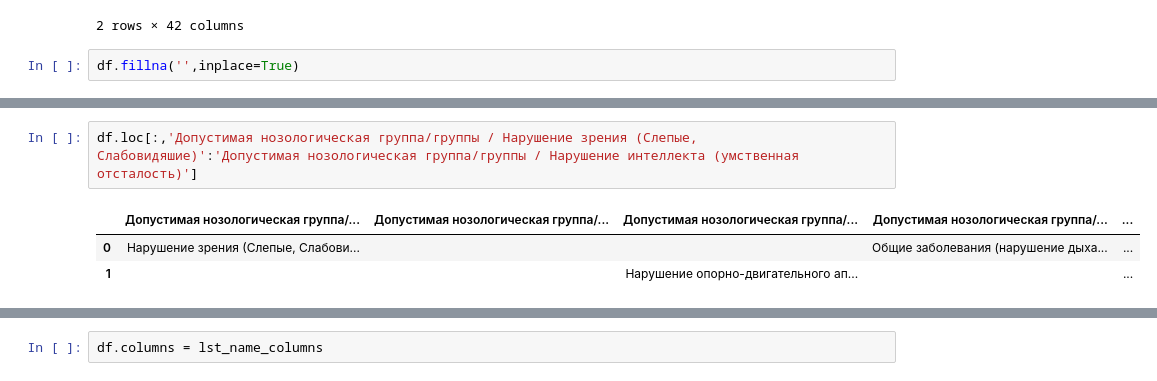
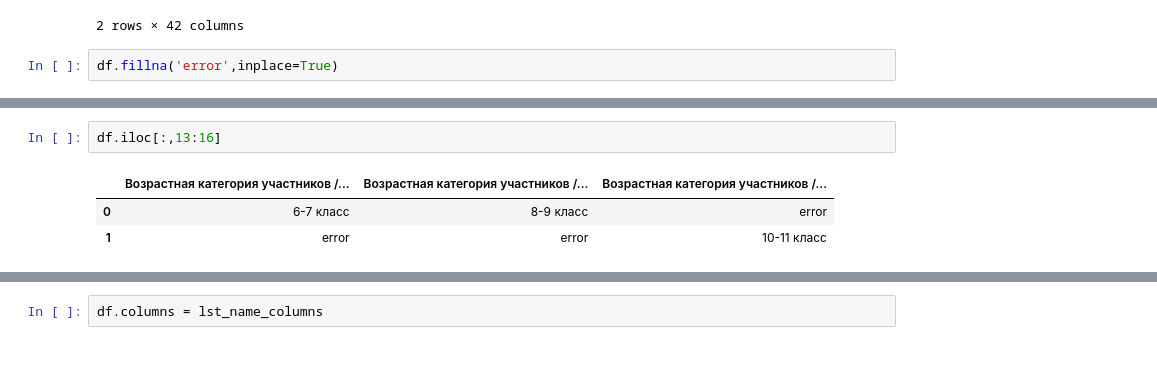
Before and after one commit to t0r1n88/Lachesis, a Jupyter notebook: create_program_probs.ipynb, the cells around one changed output, grey strips where cells are left out. Cells and saved outputs as stored; diff of their text form.

```diff
--- a/create_program_probs.ipynb
+++ b/create_program_probs.ipynb
@@ -26,4 +34,4 @@ df
 | 1 | 1416590916 | 2023-06-19 04:54:47 | Умная | Педагог-психолог | Белькова Мария Родионовна | ... |
 2 rows × 42 columns
 # %%
-df.fillna('',inplace=True)
+df.fillna('error',inplace=True)
@@ -50,6 +38,6 @@ Index(['ID', 'Время создания', 'Профессиональная с
 # %%
-df.loc[:,'Допустимая нозологическая группа/группы / Нарушение зрения (Слепые, Слабовидяшие)':'Допустимая нозологическая группа/группы / Нарушение интеллекта (умственная отсталость)']
+df.iloc[:,13:16]
 # %% [output]
-|  | Допустимая нозологическая группа/... | Допустимая нозологическая группа/... | Допустимая нозологическая группа/... | Допустимая нозологическая группа/... | ... |
-| 0 | Нарушение зрения (Слепые, Слабови... |  |  | Общие заболевания (нарушение дыха... | ... |
-| 1 |  |  | Нарушение опорно-двигательного ап... |  | ... |
+|  | Возрастная категория участников /... | Возрастная категория участников /... | Возрастная категория участников /... |
+| 0 | 6-7 класс | 8-9 класс | error |
+| 1 | error | error | 10-11 класс |
```
Also changed, not shown: parts of 20 cells of this notebook, 1 other file.
